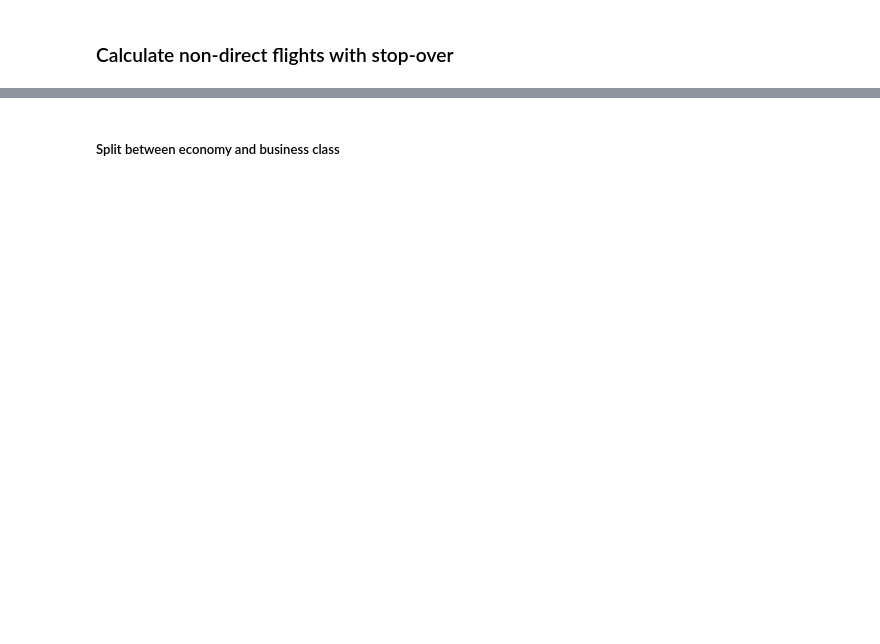
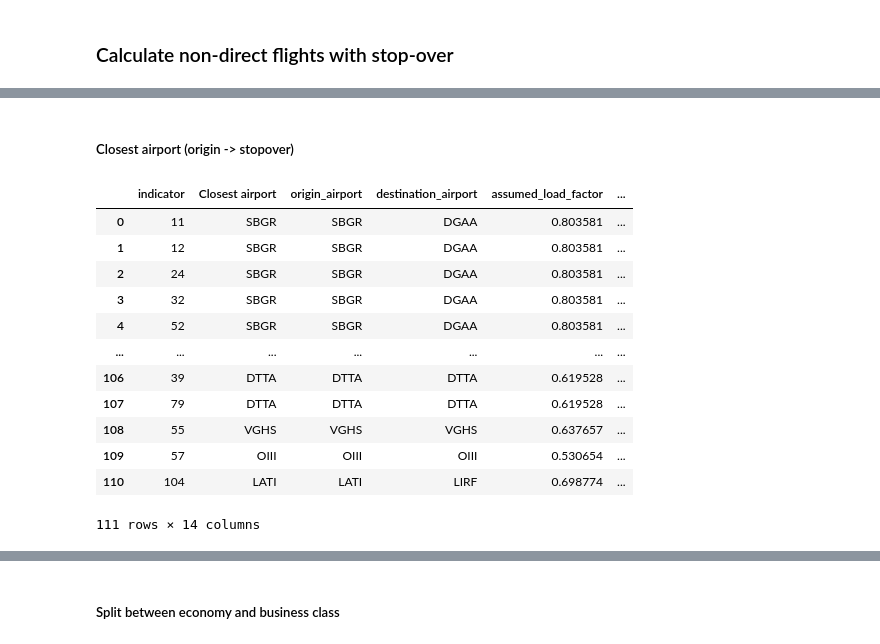
Before and after one commit to lukasschirren/COP_flight_analysis, a Jupyter notebook: cop28_delegate_list.ipynb, the cells around one changed output, grey strips where cells are left out. Cells and saved outputs as stored; diff of their text form; code cells hidden in the pictures; blank space fills up the shorter version.

```diff
--- a/cop28_delegate_list.ipynb
+++ b/cop28_delegate_list.ipynb
@@ -302,0 +317,49 @@ df_stopover
+# %% [markdown]
+##### Closest airport (origin -> stopover)
+# %%
+
+# List to store merged DataFrames
+merged_dfs = []
+
+# Alternative 1
+# Iterate over the 'Closest airport' column
+for dest in df_stopover['Closest airport']:
+    # Perform the merge operation
+    merged_result = airport_location.merge(df[df['destination_airport'] == dest], left_on='icao', right_on='origin_airport', how='inner')
+
+    # Check if merged result is not empty
+    if not merged_result.empty:
+        # Append to the list
+        merged_dfs.append(merged_result)
+
+# Alternative 2
+# merged_dfs = [non_direct.merge(df[df['destination_airport'] == dest], left_on='icao', right_on='origin_airport', how='inner') for dest in df_stopover['Closest airport']]
+
+# Concatenate the list of merged DataFrames into a single DataFrame
+final_merged_df = pd.concat(merged_dfs, ignore_index=True)
+final_merged_df = final_merged_df.merge(df_stopover,left_on='icao',right_on='Closest airport', how='inner')
+
+# Save the final merged DataFrame
+#final_merged_df.to_csv('merged_data.csv', index=False)  # You can change the filename and format as needed
+
+final_merged_df = final_merged_df.drop_duplicates(subset=['indicator'])
+final_merged_df.reset_index(inplace=True)
+final_merged_df = final_merged_df[['indicator','Closest airport','origin_airport','destination_airport',
+       'assumed_load_factor', 'aircraft_type_icao', 'total_fuel_burn','co2_kg',
+       'nox_kg','hc_kg', 'oc_kg', 'h2o_kg', 'so2_kg', 'sulphates_kg',
+       ]]
+final_merged_df
+# %% [output]
+|  | indicator | Closest airport | origin_airport | destination_airport | assumed_load_factor | ... |
+| 0 | 11 | SBGR | SBGR | DGAA | 0.803581 | ... |
+| 1 | 12 | SBGR | SBGR | DGAA | 0.803581 | ... |
+| 2 | 24 | SBGR | SBGR | DGAA | 0.803581 | ... |
+| 3 | 32 | SBGR | SBGR | DGAA | 0.803581 | ... |
+| 4 | 52 | SBGR | SBGR | DGAA | 0.803581 | ... |
+| ... | ... | ... | ... | ... | ... | ... |
+| 106 | 39 | DTTA | DTTA | DTTA | 0.619528 | ... |
+| 107 | 79 | DTTA | DTTA | DTTA | 0.619528 | ... |
+| 108 | 55 | VGHS | VGHS | VGHS | 0.637657 | ... |
+| 109 | 57 | OIII | OIII | OIII | 0.530654 | ... |
+| 110 | 104 | LATI | LATI | LIRF | 0.698774 | ... |
+111 rows × 14 columns
```
Also changed, not shown: parts of 20 cells of this notebook, 4 other files.
